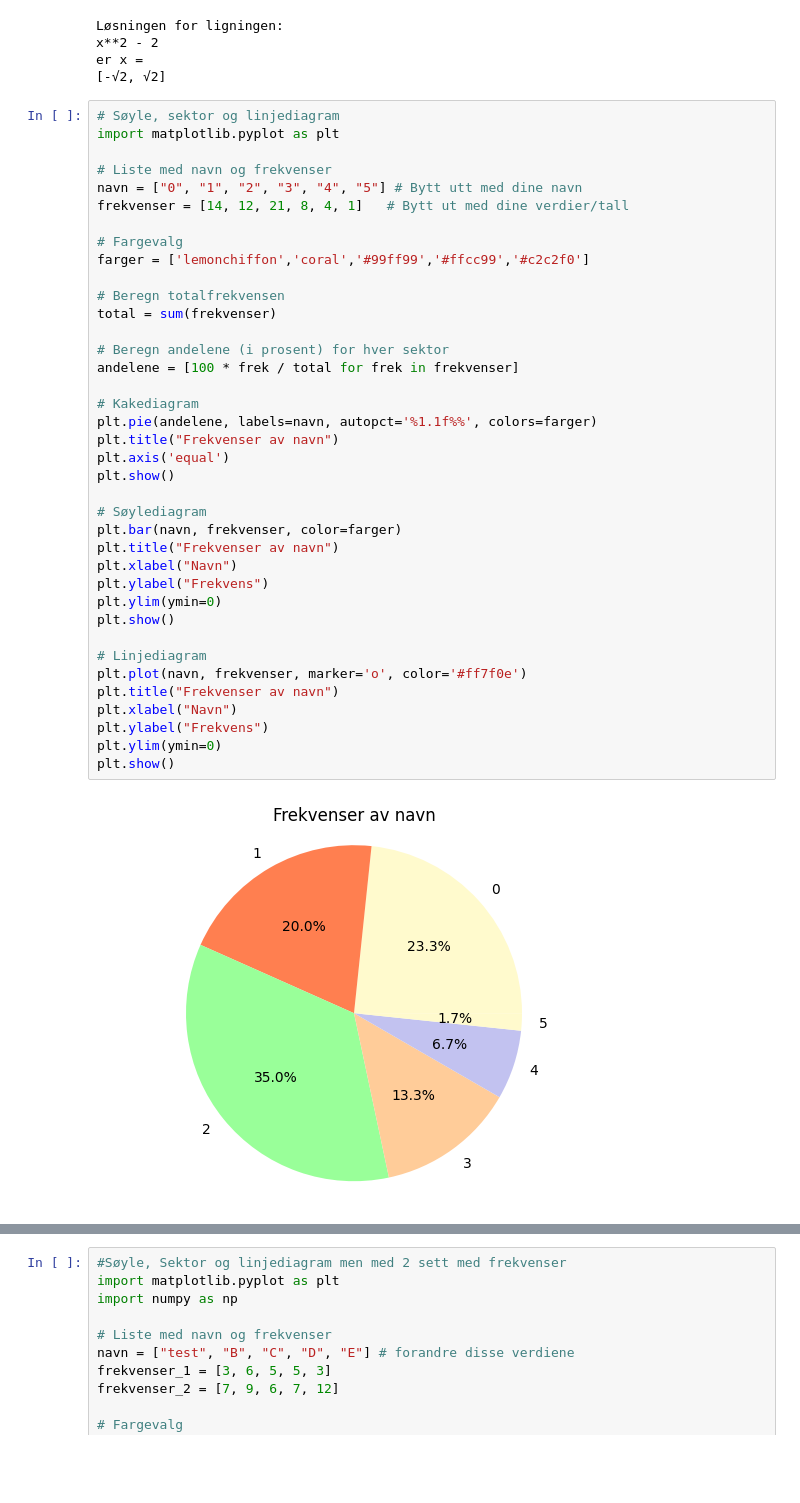
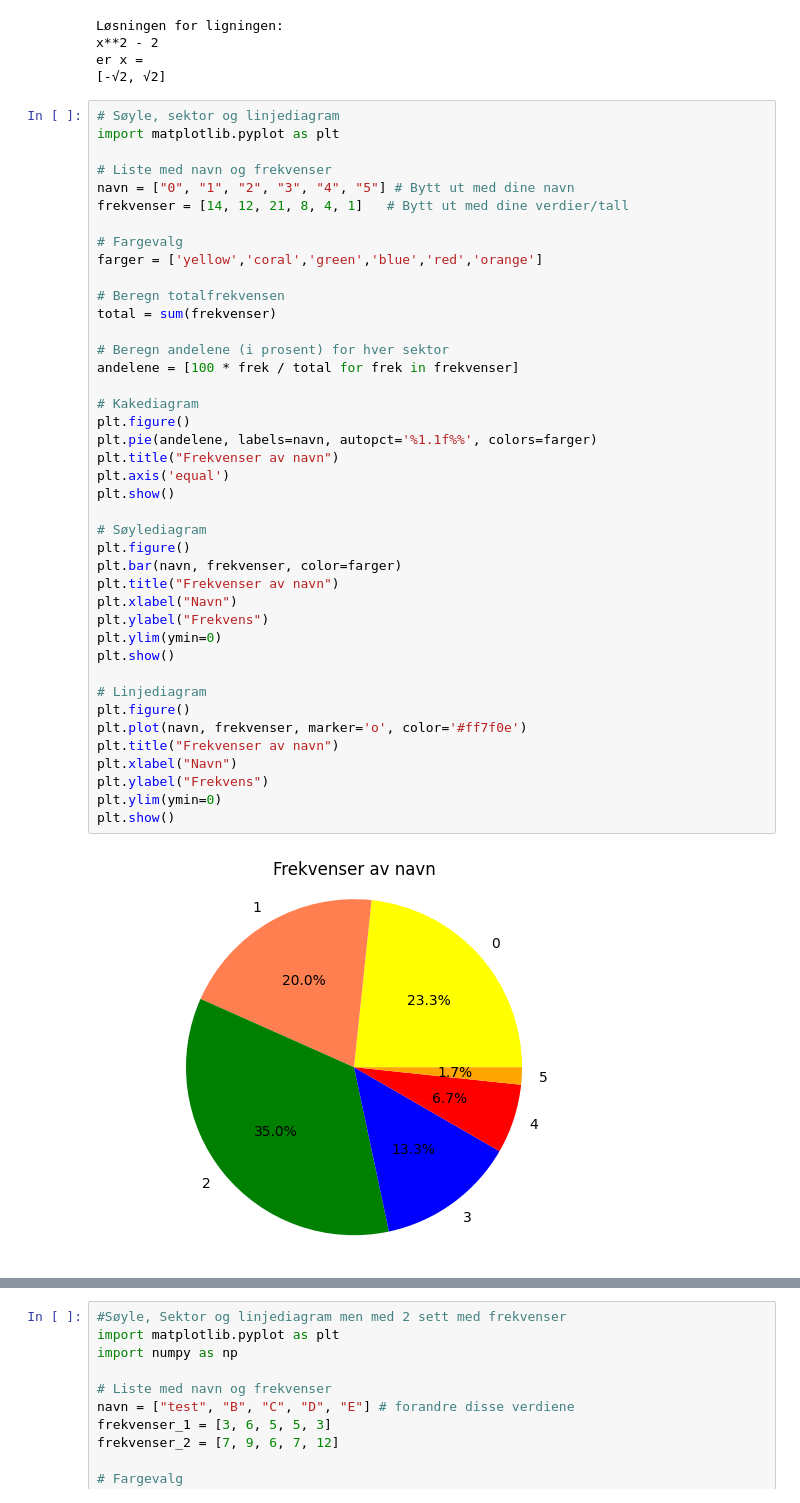
Before and after one commit to hanska91/Matematikk-2P-Y, a Jupyter notebook: Matematikkboka 2P-Y + Litt annet.ipynb, the cells around one changed output, grey strips where cells are left out. Drawn from its saved outputs; the diff is of its cells as text; blank space fills up the shorter version.

```diff
--- a/Matematikkboka 2P-Y + Litt annet.ipynb
+++ b/Matematikkboka 2P-Y + Litt annet.ipynb
@@ -1363,38 +1363,41 @@ er x =
 import matplotlib.pyplot as plt
 
 # Liste med navn og frekvenser
-navn = ["0", "1", "2", "3", "4", "5"] # Bytt utt med dine navn
+navn = ["0", "1", "2", "3", "4", "5"] # Bytt ut med dine navn
 frekvenser = [14, 12, 21, 8, 4, 1]   # Bytt ut med dine verdier/tall
 
 # Fargevalg
-farger = ['lemonchiffon','coral','#99ff99','#ffcc99','#c2c2f0']
+farger = ['yellow','coral','green','blue','red','orange']
 
 # Beregn totalfrekvensen
 total = sum(frekvenser)
 
 # Beregn andelene (i prosent) for hver sektor
 andelene = [100 * frek / total for frek in frekvenser]
 
 # Kakediagram
+plt.figure()
 plt.pie(andelene, labels=navn, autopct='%1.1f%%', colors=farger)
 plt.title("Frekvenser av navn")
 plt.axis('equal')
 plt.show()
 
 # Søylediagram
+plt.figure()
 plt.bar(navn, frekvenser, color=farger)
 plt.title("Frekvenser av navn")
 plt.xlabel("Navn")
 plt.ylabel("Frekvens")
 plt.ylim(ymin=0)
 plt.show()
 
 # Linjediagram
+plt.figure()
 plt.plot(navn, frekvenser, marker='o', color='#ff7f0e')
 plt.title("Frekvenser av navn")
 plt.xlabel("Navn")
 plt.ylabel("Frekvens")
 plt.ylim(ymin=0)
 plt.show()
 # %% [output]
-[figure, old version]
+[figure, new version]
```
Also changed, not shown: parts of 5 cells of this notebook.
